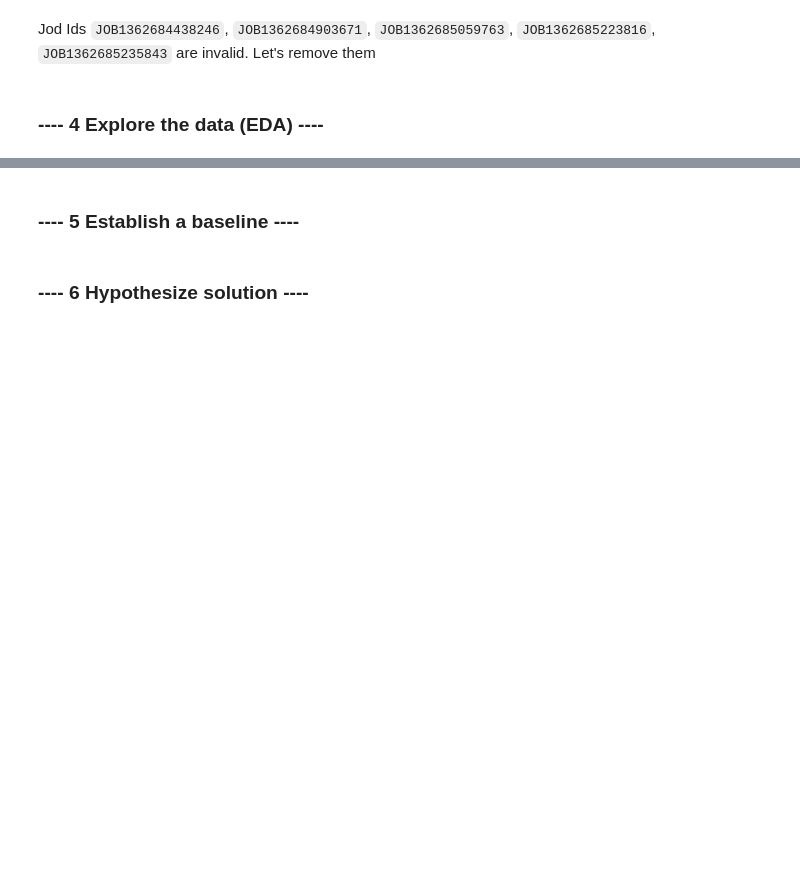
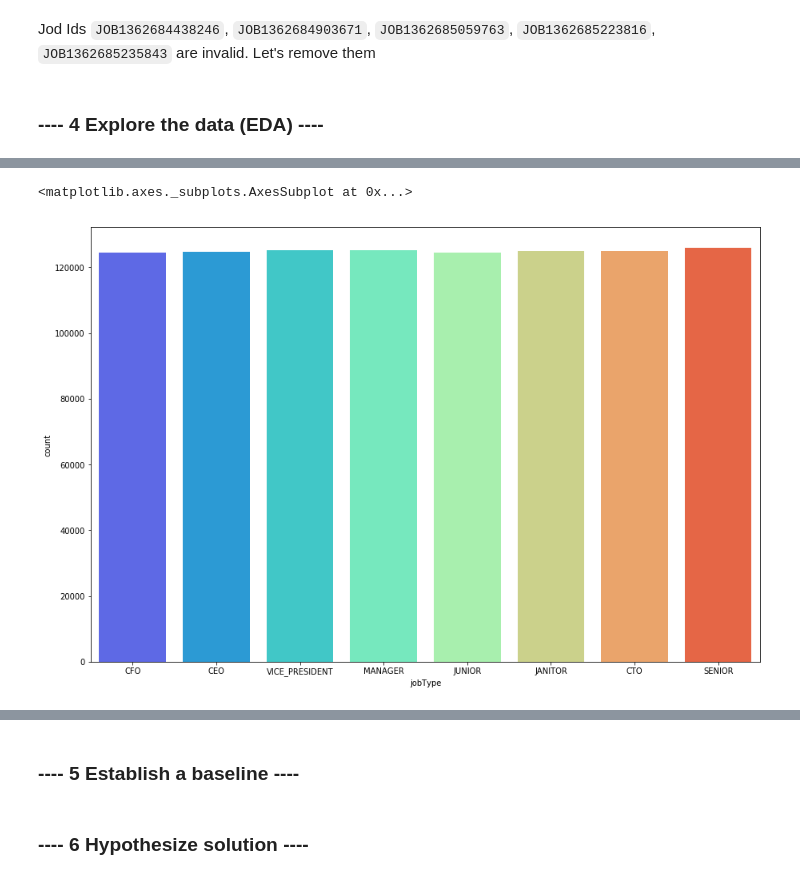
Before and after one commit to alexebe/salarypredictionportfolio, a Jupyter notebook: First Portfolio Project.ipynb, the cells around one changed output, grey strips where cells are left out. Saved outputs shown, nothing was run; the diff lists cells and outputs as text; code cells hidden in the pictures; blank space fills up the shorter version.

```diff
--- a/First Portfolio Project.ipynb
+++ b/First Portfolio Project.ipynb
@@ -131,0 +140,6 @@ train_features.drop(invalid_salaries.index, inplace=True)
+# %%
+plt.figure(figsize=(15,10))
+sns.countplot(x='jobType', data=train_features, palette='rainbow')
+# %% [output]
+<matplotlib.axes._subplots.AxesSubplot at 0x...>
+[figure, added]
```
Also changed, not shown: parts of 15 cells of this notebook.
